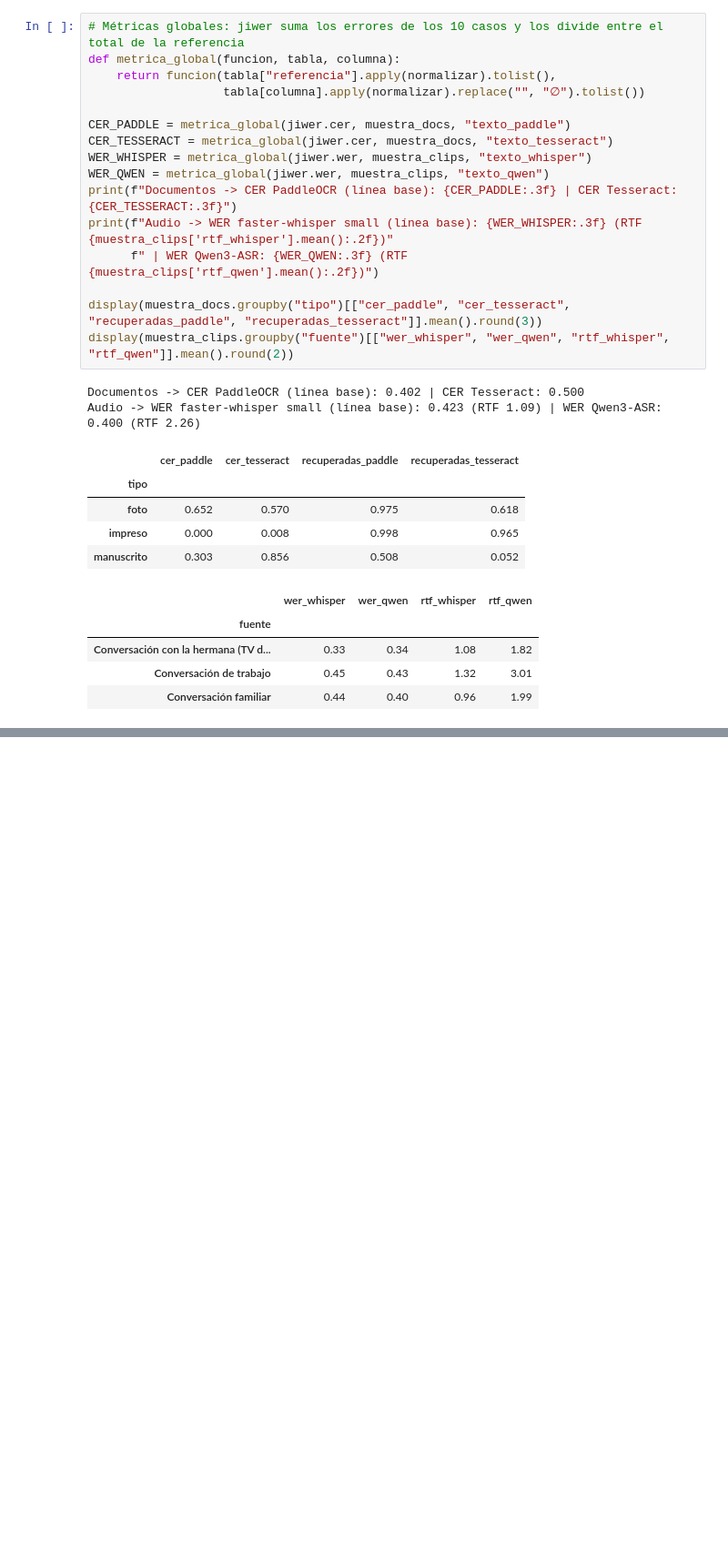
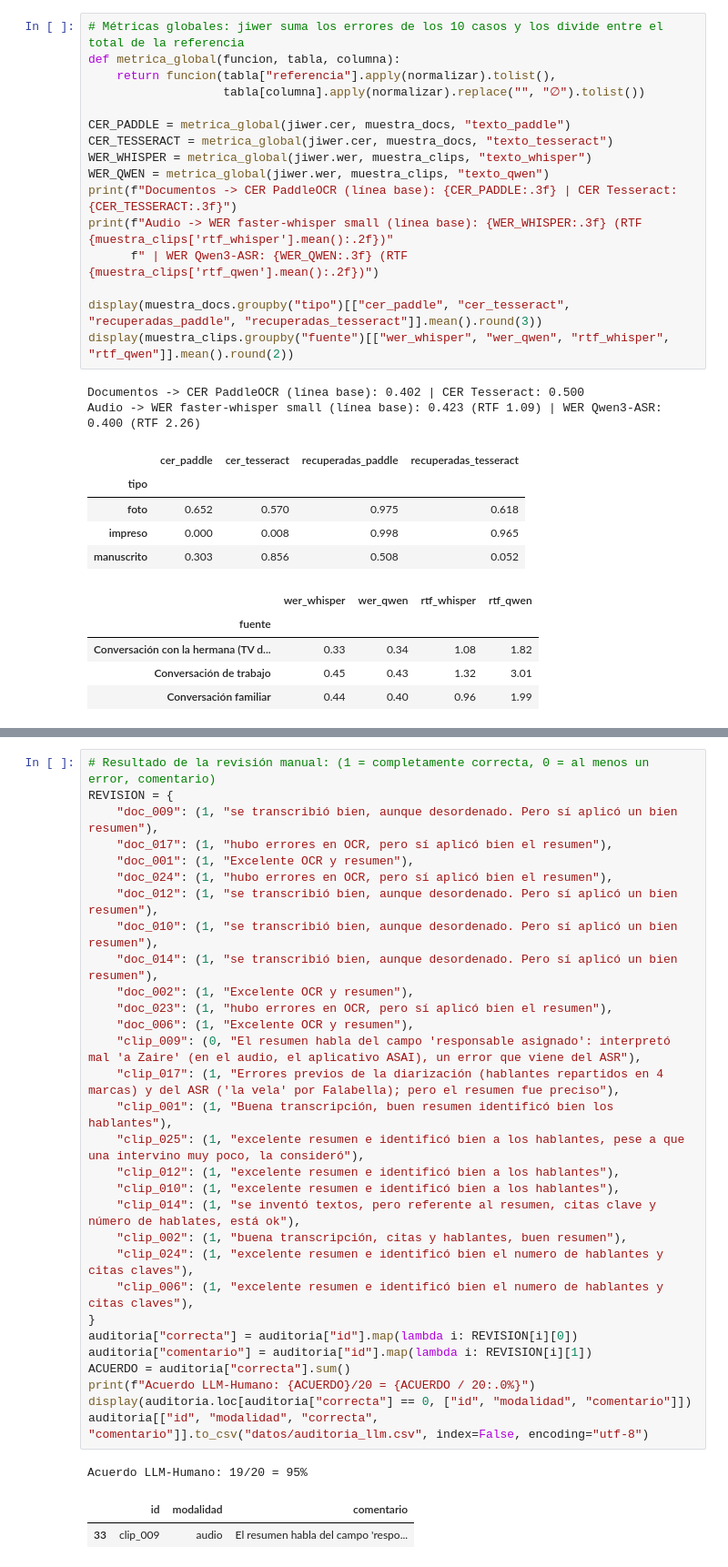
Before and after one commit to Clandra91/Python_intermedio, a Jupyter notebook: tarea_2/02_evaluacion.ipynb, the cells around one changed output, grey strips where cells are left out. Shown at 91% size. Drawn from its saved outputs; the diff is of its cells as text; blank space fills up the shorter version.

```diff
--- a/tarea_2/02_evaluacion.ipynb
+++ b/tarea_2/02_evaluacion.ipynb
@@ -214,0 +436,34 @@ Audio -> WER faster-whisper small (línea base): 0.423 (RTF 1.09) | WER Qwen3-AS
+# %%
+# Resultado de la revisión manual: (1 = completamente correcta, 0 = al menos un error, comentario)
+REVISION = {
+    "doc_009": (1, "se transcribió bien, aunque desordenado. Pero sí aplicó un bien resumen"),
+    "doc_017": (1, "hubo errores en OCR, pero sí aplicó bien el resumen"),
+    "doc_001": (1, "Excelente OCR y resumen"),
+    "doc_024": (1, "hubo errores en OCR, pero sí aplicó bien el resumen"),
+    "doc_012": (1, "se transcribió bien, aunque desordenado. Pero sí aplicó un bien resumen"),
+    "doc_010": (1, "se transcribió bien, aunque desordenado. Pero sí aplicó un bien resumen"),
+    "doc_014": (1, "se transcribió bien, aunque desordenado. Pero sí aplicó un bien resumen"),
+    "doc_002": (1, "Excelente OCR y resumen"),
+    "doc_023": (1, "hubo errores en OCR, pero sí aplicó bien el resumen"),
+    "doc_006": (1, "Excelente OCR y resumen"),
+    "clip_009": (0, "El resumen habla del campo 'responsable asignado': interpretó mal 'a Zaire' (en el audio, el aplicativo ASAI), un error que viene del ASR"),
+    "clip_017": (1, "Errores previos de la diarización (hablantes repartidos en 4 marcas) y del ASR ('la vela' por Falabella); pero el resumen fue preciso"),
+    "clip_001": (1, "Buena transcripción, buen resumen identificó bien los hablantes"),
+    "clip_025": (1, "excelente resumen e identificó bien a los hablantes, pese a que una intervino muy poco, la consideró"),
+    "clip_012": (1, "excelente resumen e identificó bien a los hablantes"),
+    "clip_010": (1, "excelente resumen e identificó bien a los hablantes"),
+    "clip_014": (1, "se inventó textos, pero referente al resumen, citas clave y número de hablates, está ok"),
+    "clip_002": (1, "buena transcripción, citas y hablantes, buen resumen"),
+    "clip_024": (1, "excelente resumen e identificó bien el numero de hablantes y citas claves"),
+    "clip_006": (1, "excelente resumen e identificó bien el numero de hablantes y citas claves"),
+}
+auditoria["correcta"] = auditoria["id"].map(lambda i: REVISION[i][0])
+auditoria["comentario"] = auditoria["id"].map(lambda i: REVISION[i][1])
+ACUERDO = auditoria["correcta"].sum()
+print(f"Acuerdo LLM-Humano: {ACUERDO}/20 = {ACUERDO / 20:.0%}")
+display(auditoria.loc[auditoria["correcta"] == 0, ["id", "modalidad", "comentario"]])
+auditoria[["id", "modalidad", "correcta", "comentario"]].to_csv("datos/auditoria_llm.csv", index=False, encoding="utf-8")
+# %% [output]
+Acuerdo LLM-Humano: 19/20 = 95%
+|  | id | modalidad | comentario |
+| 33 | clip_009 | audio | El resumen habla del campo 'respo... |
```
Also changed, not shown: parts of 18 cells of this notebook, 9 other files.
